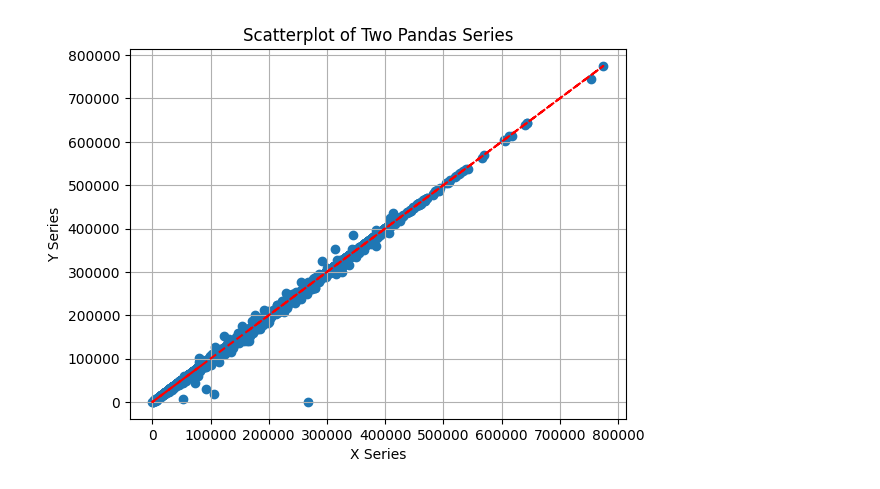
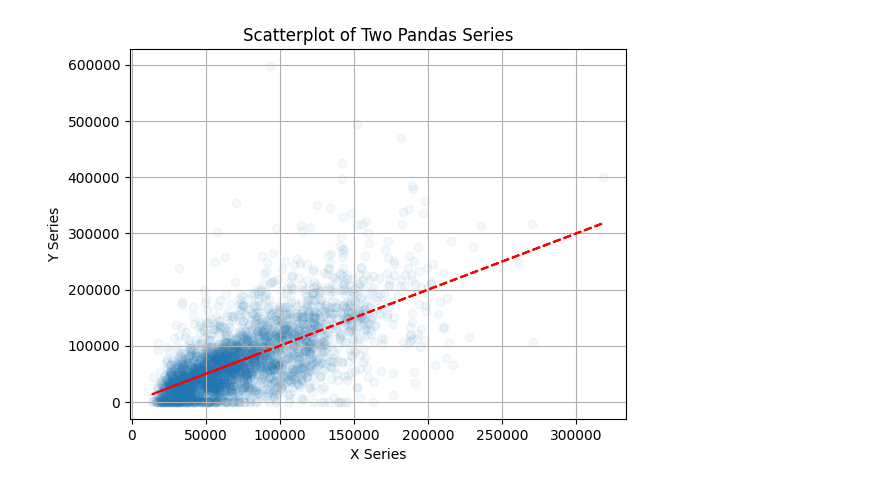
Before and after one commit to SeanVilloresi/freddie-data, a Jupyter notebook: LGD.ipynb, the cells around one changed output. Drawn from its saved outputs; the diff is of its cells as text; code cells hidden in the pictures.

```diff
--- a/LGD.ipynb
+++ b/LGD.ipynb
@@ -59,0 +85,20 @@ TRAIN = pd.get_dummies(TRAIN, columns=categorical_cols, drop_first=True)
+# %%
+TRAIN["Zero Balance UPB Over Expected"] = TRAIN["Zero Balance Removal UPB"] - TRAIN["Current Actual UPB"]
+TRAIN["Net Sales Proceeds Over Expected"] = TRAIN["Net Sales Proceeds"] - TRAIN["Est. Current Home Val"]
+TRAIN["MI Cap Payout"] = (TRAIN["Mortgage Insurance Percentage (MI %)"] * TRAIN["Original UPB"] / 100)
+TRAIN["Interest and Expenses"] = TRAIN["Delinquent Accrued Interest"] - TRAIN["Expenses"].fillna(0)
+TRAIN["Loss Estimate 1"] = TRAIN["Current Actual UPB"] - TRAIN["Est. Current Home Val"]
+# %%
+from sklearn.linear_model import LinearRegression
+
+model = LinearRegression()
+model.fit(TRAIN[["Est. Current Home Val"]], TRAIN["Interest and Expenses"])
+
+print("Slope:", model.coef_[0])
+print("Intercept:", model.intercept_)
+
+TRAIN["Estimated Interest and Expenses"] = model.predict(TRAIN[["Est. Current Home Val"]])
+TRAIN["Estimated MI Recoveries"] = TRAIN["MI Cap Payout"].combine(TRAIN["Current Actual UPB"] - TRAIN["Est. Current Home Val"] + TRAIN["Estimated Interest and Expenses"], min).apply(lambda x : max(0, x))
+TRAIN["MI Recoveries Over Expected"] = TRAIN["MI Recoveries"] - TRAIN["Estimated MI Recoveries"]
+TRAIN["Loss Estimate 3"] = TRAIN["Current Actual UPB"] - TRAIN["Est. Current Home Val"] - TRAIN["Estimated MI Recoveries"] + TRAIN["Estimated Interest and Expenses"]
+TRAIN["Loss Estimate 4"] = TRAIN["Current Actual UPB"] - TRAIN["Est. Current Home Val"] + TRAIN["Estimated Interest and Expenses"]
@@ -59,0 +108,13 @@ TRAIN = pd.get_dummies(TRAIN, columns=categorical_cols, drop_first=True)
+# %%
+RESPONSE_VAR = (-1*TRAIN["Actual Loss Calculation"]).apply(lambda x : max(x, 0))
+FEATURES = TRAIN[["Mortgage Insurance Percentage (MI %)", "MI Cap Payout", "Estimated MI Recoveries", "Geographic ELTV",
+                  "Original Combined Loan-to-Value (CLTV)", "Est. Current Home Val", "Remaining Months to Legal Maturity",
+                  "HPI Change %", "Current Actual UPB", "Numeric Delinquency"]]
+# %%
+state = 40
+
+X_train, X_val, y_train, y_val = train_test_split(
+    FEATURES, RESPONSE_VAR, test_size=0.2, random_state=state
+)
+
+print(f"Train shape: {X_train.shape}, Validation shape: {X_val.shape}")
@@ -60,11 +196,11 @@ TRAIN = pd.get_dummies(TRAIN, columns=categorical_cols, drop_first=True)
 # %%
-plt.scatter(TRAIN["Current Actual UPB"], TRAIN["Zero Balance Removal UPB"])
-plt.plot(TRAIN["Current Actual UPB"], TRAIN["Current Actual UPB"], color='red', linestyle='--', label='y = x')
+plt.scatter(y_val_preds,y_val, alpha=0.05)
+plt.plot(y_val_preds, y_val_preds, color='red', linestyle='--', label='y = x')
 
 plt.xlabel("X Series")
 plt.ylabel("Y Series")
 plt.title("Scatterplot of Two Pandas Series")
 plt.grid(True)
 plt.show()
 # %% [output]
-[figure, old version]
+[figure, new version]
```
Also changed, not shown: parts of 16 cells of this notebook, 2 other files.
